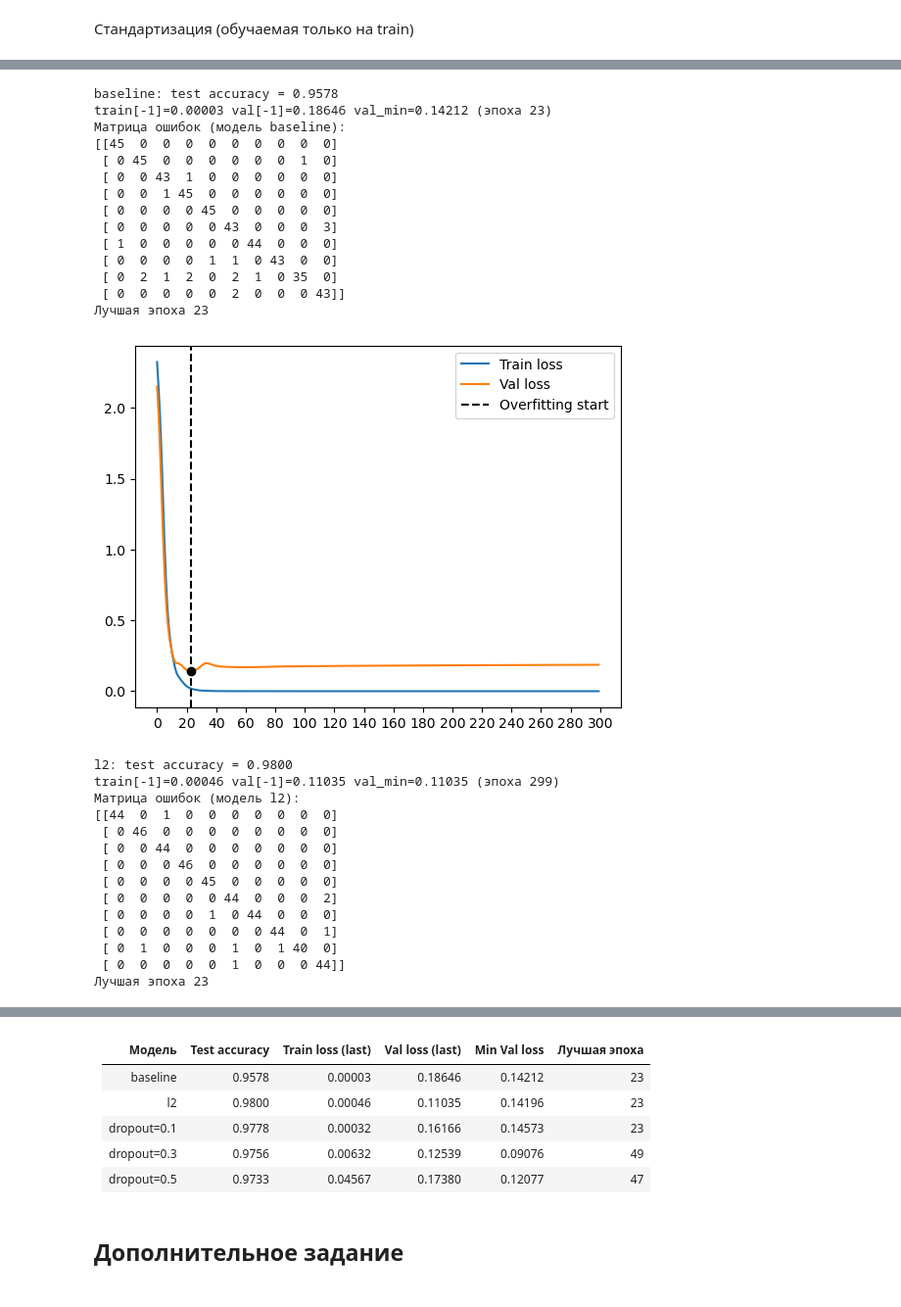
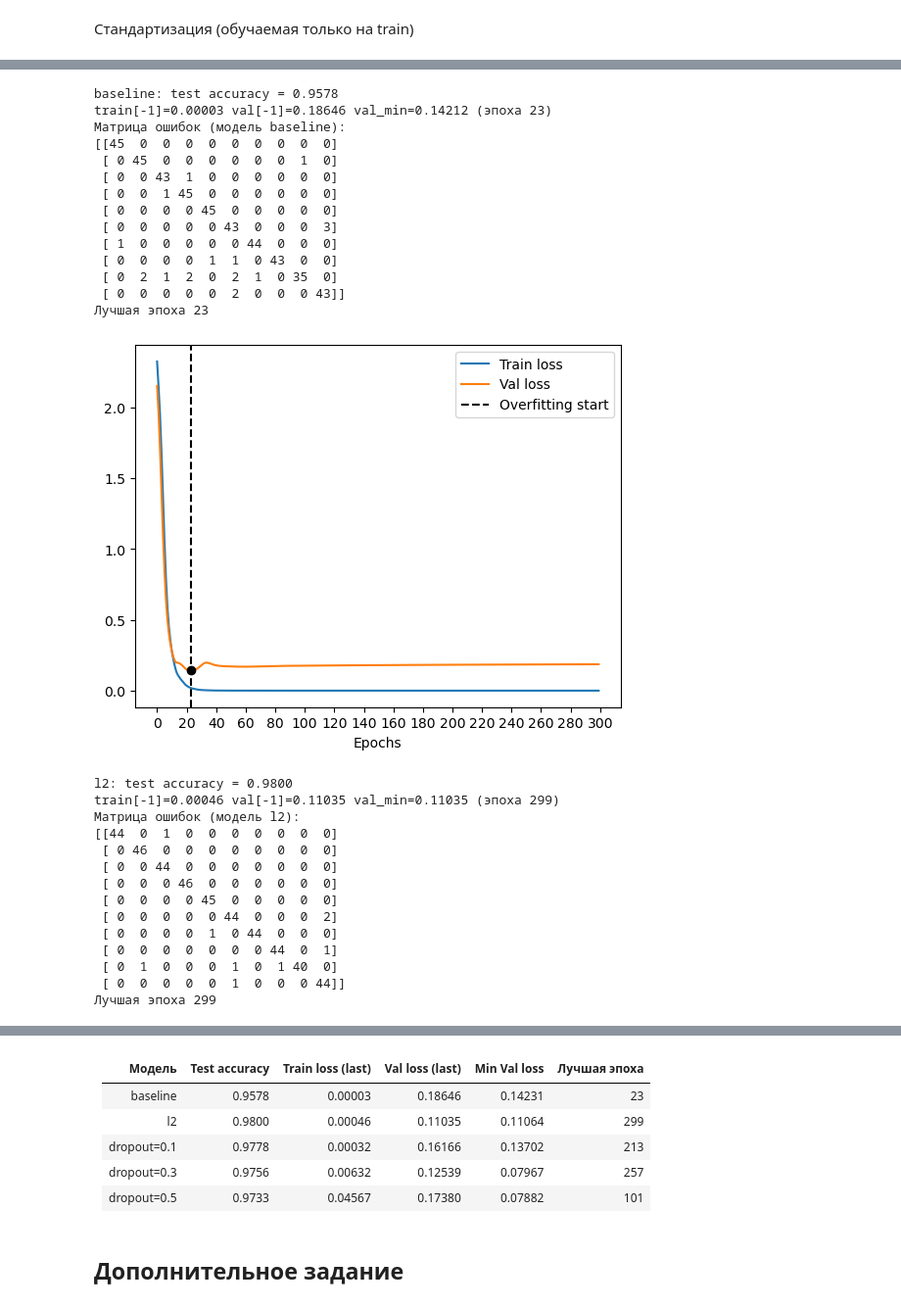
Before and after one commit to lesik248/deep-learning, a Jupyter notebook: lab3.ipynb, the cells around one changed output, grey strips where cells are left out. Shown at 98% size. Cells and saved outputs as stored; diff of their text form; code cells hidden in the pictures.

```diff
--- a/lab3.ipynb
+++ b/lab3.ipynb
@@ -158,14 +158,16 @@ def train_model(weight_decay=0.0, epochs=300, hidden=n_classes+n_features, lr=0.
         val_hist.append(vloss)
 
         # ---- СОХРАНЯЕМ ЛУЧШЕЕ ----
-        if vloss <= best_val:
+        if vloss < best_val:
             best_val = vloss
             best_state = copy.deepcopy(model.state_dict())
+            best_epoch = epoch
+
 
     # ---- ВОССТАНАВЛИВАЕМ ЛУЧШИЕ ВЕСА ----
     model.load_state_dict(best_state)
 
-    return model, train_hist, val_hist
+    return model, train_hist, val_hist, best_epoch
 # %%
 models = {
     "baseline": {
@@ -237,7 +239,7 @@ table = [
 ]
 # %%
 for model_name, model_dict in models.items():
-    model_dict['model'], model_dict['results']['train_hist'], model_dict['results']['val_hist'] = train_model(
+    model_dict['model'], model_dict['results']['train_hist'], model_dict['results']['val_hist'], model_dict['best_epoch'] = train_model(
         **model_dict['config'])
 
     model, results = model_dict['model'], model_dict['results']
@@ -258,22 +260,8 @@ for model_name, model_dict in models.items():
     print(f'Матрица ошибок (модель {model_name}):')
     print(confusion_matrix(y_test, pred))
 
-    best_val = float("inf")
-    best_epoch = 0
-    patience = 10
-    bad_epochs = 0
-
-    for epoch, val in enumerate(results['val_hist']):
-        if val < best_val:
-            best_val = val
-            best_epoch = epoch
-            bad_epochs = 0
-        else:
-            bad_epochs += 1
-
-        if bad_epochs >= patience:
-            model_dict['best_epoch'] = best_epoch
-            break
+    best_epoch = model_dict['best_epoch']
+    best_val = val_hist[best_epoch - 1]
 
     print(f'Лучшая эпоха {best_epoch}')
 
@@ -289,34 +277,35 @@ for model_name, model_dict in models.items():
     plt.plot(range(300), results['train_hist'], label='Train loss')
     plt.plot(range(300), results['val_hist'], label='Val loss')
     plt.scatter(best_epoch, results['val_hist'][best_epoch], color='black', zorder=10)
     plt.axvline(
         best_epoch,
         color='black',
         linestyle='--',
         zorder=5,
         label='Overfitting start'
     )
     plt.xticks(range(0, 301, 20))
     plt.legend()
+    plt.xlabel('Epochs')
     plt.show()
 
 display(Markdown('\n'.join(table)))
 # %% [output]
 baseline: test accuracy = 0.9578
 train[-1]=0.00003 val[-1]=0.18646 val_min=0.14212 (эпоха 23)
 Матрица ошибок (модель baseline):
 [[45  0  0  0  0  0  0  0  0  0]
  [ 0 45  0  0  0  0  0  0  1  0]
  [ 0  0 43  1  0  0  0  0  0  0]
  [ 0  0  1 45  0  0  0  0  0  0]
  [ 0  0  0  0 45  0  0  0  0  0]
  [ 0  0  0  0  0 43  0  0  0  3]
  [ 1  0  0  0  0  0 44  0  0  0]
  [ 0  0  0  0  1  1  0 43  0  0]
  [ 0  2  1  2  0  2  1  0 35  0]
  [ 0  0  0  0  0  2  0  0  0 43]]
 Лучшая эпоха 23
-[figure, old version]
+[figure, new version]
 l2: test accuracy = 0.9800
 train[-1]=0.00046 val[-1]=0.11035 val_min=0.11035 (эпоха 299)
 Матрица ошибок (модель l2):
@@ -330,4 +319,4 @@ train[-1]=0.00046 val[-1]=0.11035 val_min=0.11035 (эпоха 299)
  [ 0  0  0  0  0  0  0 44  0  1]
  [ 0  1  0  0  0  1  0  1 40  0]
  [ 0  0  0  0  0  1  0  0  0 44]]
-Лучшая эпоха 23
+Лучшая эпоха 299
@@ -380,10 +369,10 @@ train[-1]=0.04567 val[-1]=0.17380 val_min=0.07823 (эпоха 101)
 | Модель | Test accuracy | Train loss (last) | Val loss (last) | Min Val loss | Лучшая эпоха |
 |---|---:|---:|---:|---:|---:|
-| baseline | 0.9578 | 0.00003 | 0.18646 | 0.14212 | 23 |
-| l2 | 0.9800 | 0.00046 | 0.11035 | 0.14196 | 23 |
-| dropout=0.1 | 0.9778 | 0.00032 | 0.16166 | 0.14573 | 23 |
-| dropout=0.3 | 0.9756 | 0.00632 | 0.12539 | 0.09076 | 49 |
-| dropout=0.5 | 0.9733 | 0.04567 | 0.17380 | 0.12077 | 47 |
+| baseline | 0.9578 | 0.00003 | 0.18646 | 0.14231 | 23 |
+| l2 | 0.9800 | 0.00046 | 0.11035 | 0.11064 | 299 |
+| dropout=0.1 | 0.9778 | 0.00032 | 0.16166 | 0.13702 | 213 |
+| dropout=0.3 | 0.9756 | 0.00632 | 0.12539 | 0.07967 | 257 |
+| dropout=0.5 | 0.9733 | 0.04567 | 0.17380 | 0.07882 | 101 |
 # %% [markdown]
 ## Дополнительное задание
 # %%
```
Also changed, not shown: parts of 8 cells of this notebook.
